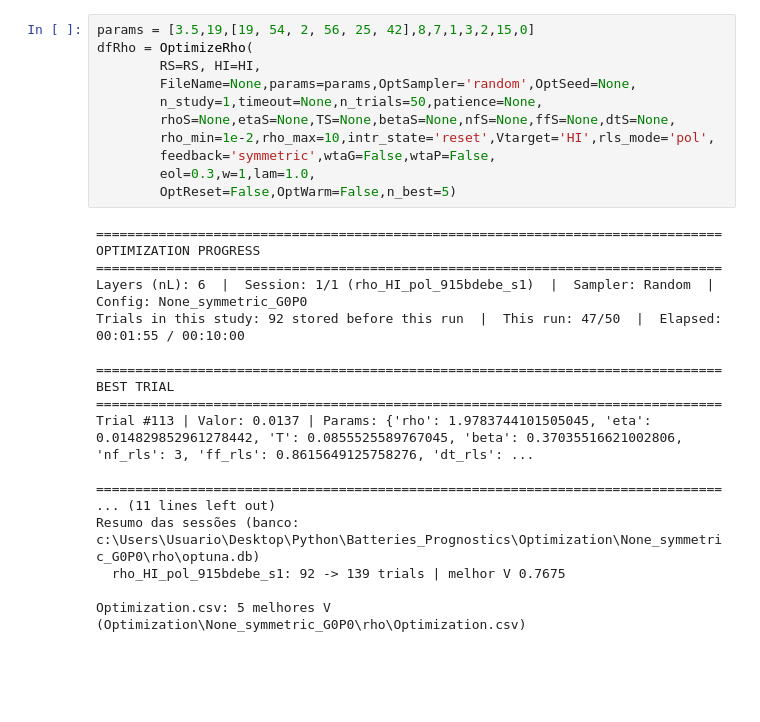
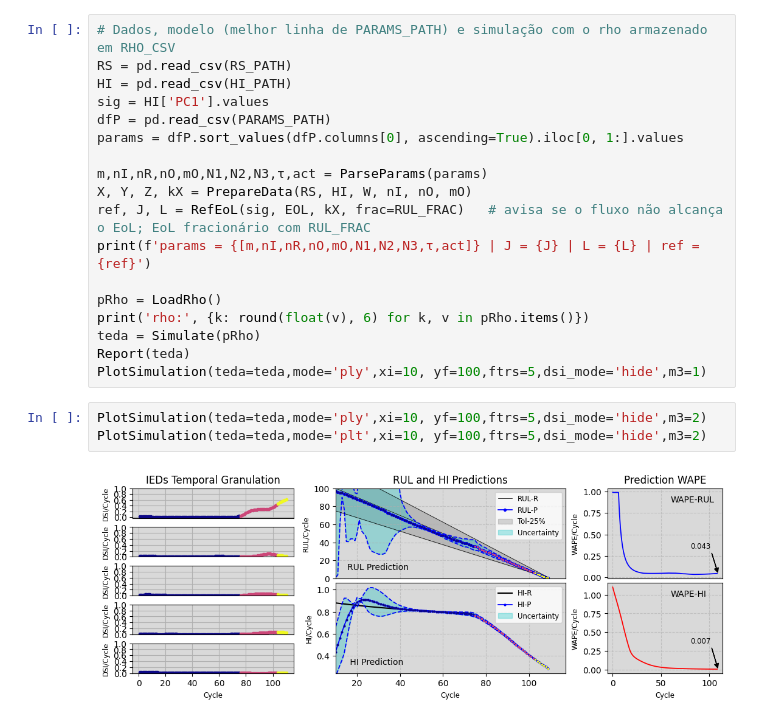
Before and after one commit to cduartes0203/Batteries_Prognostics_V2, a Jupyter notebook: Teda_R01.ipynb, the cells around one changed output. Saved outputs shown, nothing was run; the diff lists cells and outputs as text; blank space fills up the shorter version.

```diff
--- a/Teda_R01.ipynb
+++ b/Teda_R01.ipynb
@@ -129,29 +81,23 @@ HI (HI_Granularity): cov=0.947 | sp=0.808 | V=média(cov*sp)=0.7675 | Vsum=72.90
-# %%
-params = [3.5,19,[19, 54, 2, 56, 25, 42],8,7,1,3,2,15,0]
-dfRho = OptimizeRho(
-        RS=RS, HI=HI,
-        FileName=None,params=params,OptSampler='random',OptSeed=None,
-        n_study=1,timeout=None,n_trials=50,patience=None,
-        rhoS=None,etaS=None,TS=None,betaS=None,nfS=None,ffS=None,dtS=None,
-        rho_min=1e-2,rho_max=10,intr_state='reset',Vtarget='HI',rls_mode='pol',
-        feedback='symmetric',wtaG=False,wtaP=False,
-        eol=0.3,w=1,lam=1.0,
-        OptReset=False,OptWarm=False,n_best=5)
-# %% [output]
-================================================================================
-OPTIMIZATION PROGRESS
-================================================================================
-Layers (nL): 6  |  Session: 1/1 (rho_HI_pol_915bdebe_s1)  |  Sampler: Random  |  Config: None_symmetric_G0P0
-Trials in this study: 92 stored before this run  |  This run: 47/50  |  Elapsed: 00:01:55 / 00:10:00
-
-================================================================================
-BEST TRIAL
-================================================================================
-Trial #113 | Valor: 0.0137 | Params: {'rho': 1.9783744101505045, 'eta': 0.014829852961278442, 'T': 0.0855525589767045, 'beta': 0.37035516621002806, 'nf_rls': 3, 'ff_rls': 0.8615649125758276, 'dt_rls': ...
-
-================================================================================
-... (11 lines left out)
-Resumo das sessões (banco: c:\Users\Usuario\Desktop\Python\Batteries_Prognostics\Optimization\None_symmetric_G0P0\rho\optuna.db)
-  rho_HI_pol_915bdebe_s1: 92 -> 139 trials | melhor V 0.7675
-
-Optimization.csv: 5 melhores V (Optimization\None_symmetric_G0P0\rho\Optimization.csv)
+# %%
+# Dados, modelo (melhor linha de PARAMS_PATH) e simulação com o rho armazenado em RHO_CSV
+RS = pd.read_csv(RS_PATH)
+HI = pd.read_csv(HI_PATH)
+sig = HI['PC1'].values
+dfP = pd.read_csv(PARAMS_PATH)
+params = dfP.sort_values(dfP.columns[0], ascending=True).iloc[0, 1:].values
+
+m,nI,nR,nO,mO,N1,N2,N3,τ,act = ParseParams(params)
+X, Y, Z, kX = PrepareData(RS, HI, W, nI, nO, mO)
+ref, J, L = RefEoL(sig, EOL, kX, frac=RUL_FRAC)   # avisa se o fluxo não alcança o EoL; EoL fracionário com RUL_FRAC
+print(f'params = {[m,nI,nR,nO,mO,N1,N2,N3,τ,act]} | J = {J} | L = {L} | ref = {ref}')
+
+pRho = LoadRho()
+print('rho:', {k: round(float(v), 6) for k, v in pRho.items()})
+teda = Simulate(pRho)
+Report(teda)
+PlotSimulation(teda=teda,mode='ply',xi=10, yf=100,ftrs=5,dsi_mode='hide',m3=1)
+# %%
+PlotSimulation(teda=teda,mode='ply',xi=10, yf=100,ftrs=5,dsi_mode='hide',m3=2)
+PlotSimulation(teda=teda,mode='plt',xi=10, yf=100,ftrs=5,dsi_mode='hide',m3=2)
+# %% [output]
+[figure, added]
```
Also changed, not shown: parts of 7 cells of this notebook, 30 other files.
